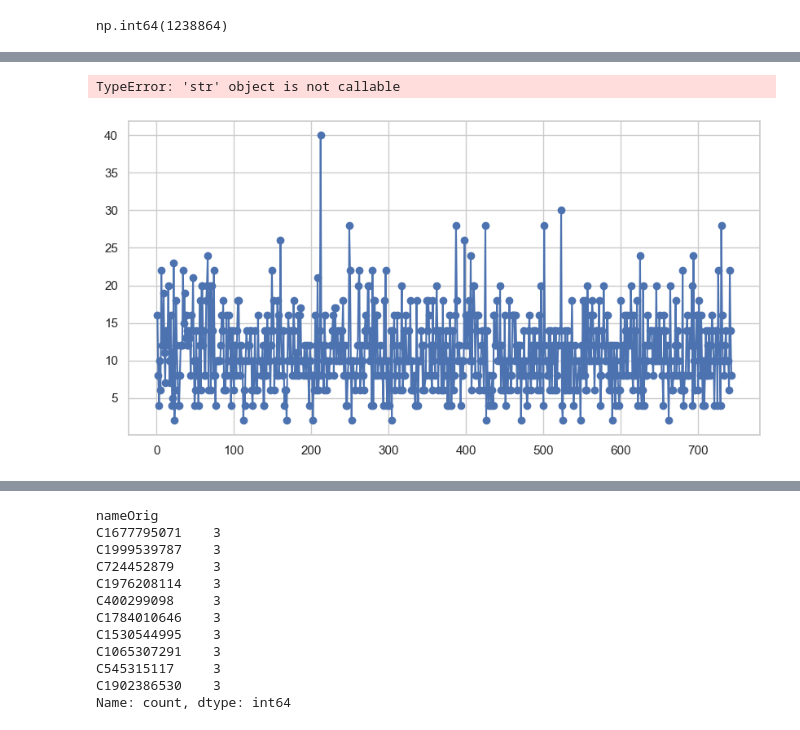
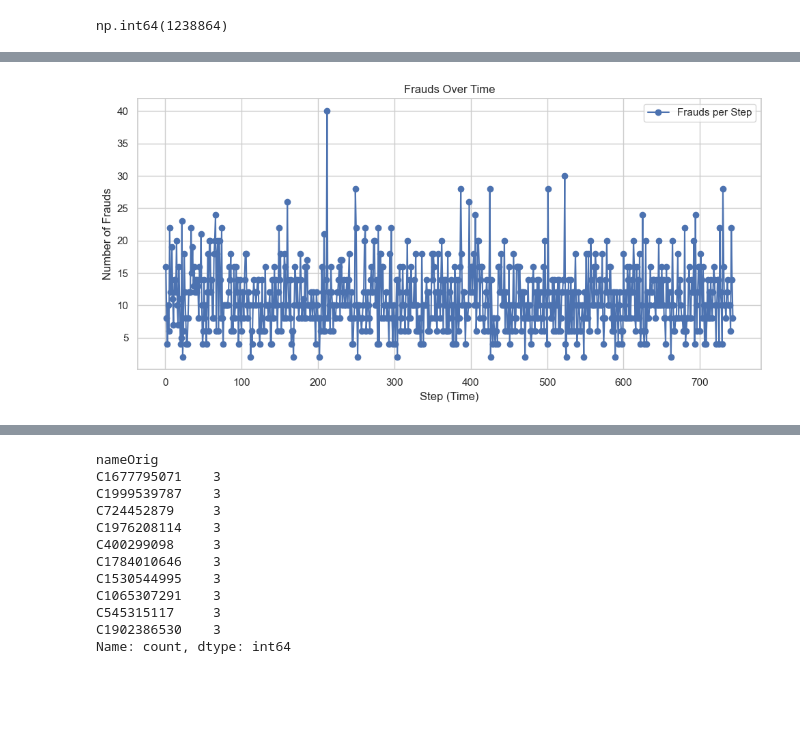
Before and after one commit to RIVALHIDE/Balanced-fraud-Detection-Model, a Jupyter notebook: analysis_model.ipynb, the cells around one changed output, grey strips where cells are left out. Drawn from its saved outputs; the diff is of its cells as text; code cells hidden in the pictures; blank space fills up the shorter version.

```diff
--- a/analysis_model.ipynb
+++ b/analysis_model.ipynb
@@ -140,20 +140,33 @@ df.head(2)
 | 0 | 1 | PAYMENT | 9839.64 | C1231006815 | 170136.0 | 160296.36 | M1979787155 | 0.0 | ... |
 | 1 | 1 | PAYMENT | 1864.28 | C1666544295 | 21249.0 | 19384.72 | M2044282225 | 0.0 | ... |
 # %%
-frauds_per_step = df[df["isFraud"] == 1]["step"].value_counts().sort_index()
+plt.xlabel = getattr(plt, "xlabel")
+plt.ylabel = getattr(plt, "ylabel")
+plt.title = getattr(plt, "title")
 
-plt.figure(figsize=(10,5))
-plt.plot(frauds_per_step.index, frauds_per_step.values, marker='o', label="Frauds per Step")
+if 'step' in df.columns and 'isFraud' in df.columns:
 
-plt.xlabel("Step (Time)")
-plt.ylabel("Number of Frauds")
-plt.title("Frauds Over Time")
-plt.grid(True)
-plt.legend()
-plt.show()
+
+    frauds_per_step = df[df["isFraud"] == 1]["step"].value_counts().sort_index()
+
+
+    fig, ax = plt.subplots(figsize=(10,5))
+    ax.plot(frauds_per_step.index, frauds_per_step.values, marker='o', label="Frauds per Step")
+
+
+    ax.set_xlabel("Step (Time)")
+    ax.set_ylabel("Number of Frauds")
+    ax.set_title("Frauds Over Time")
+
+    ax.grid(True)
+    ax.legend()
+    fig.tight_layout()
+    plt.show()
+
+else:
+    print("Error: 'step' or 'isFraud' column is missing in the DataFrame.")
 # %% [output]
-TypeError: 'str' object is not callable
-[figure, old version]
+[figure, new version]
 # %%
 df.drop(columns="step",inplace=True)
 # %%
```
Also changed, not shown: parts of 1 cell of this notebook.
